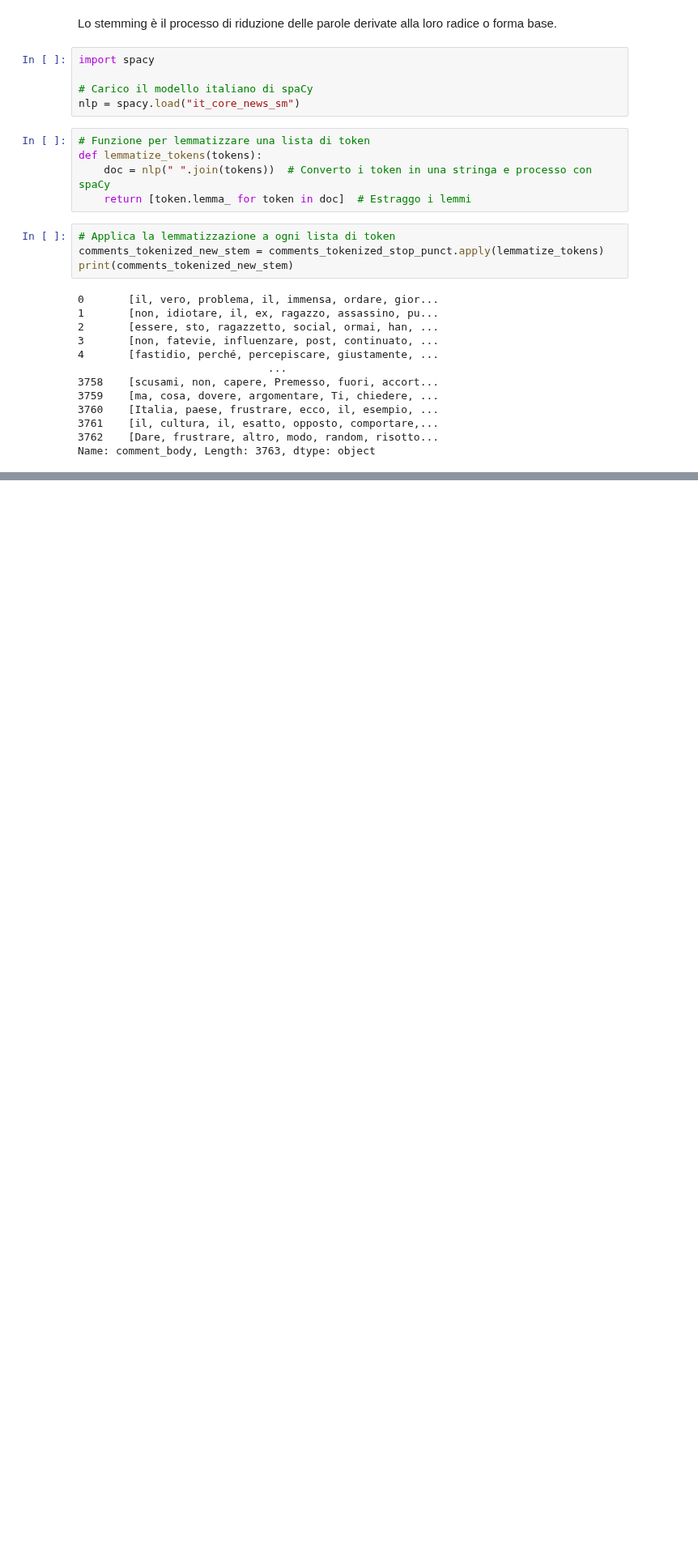
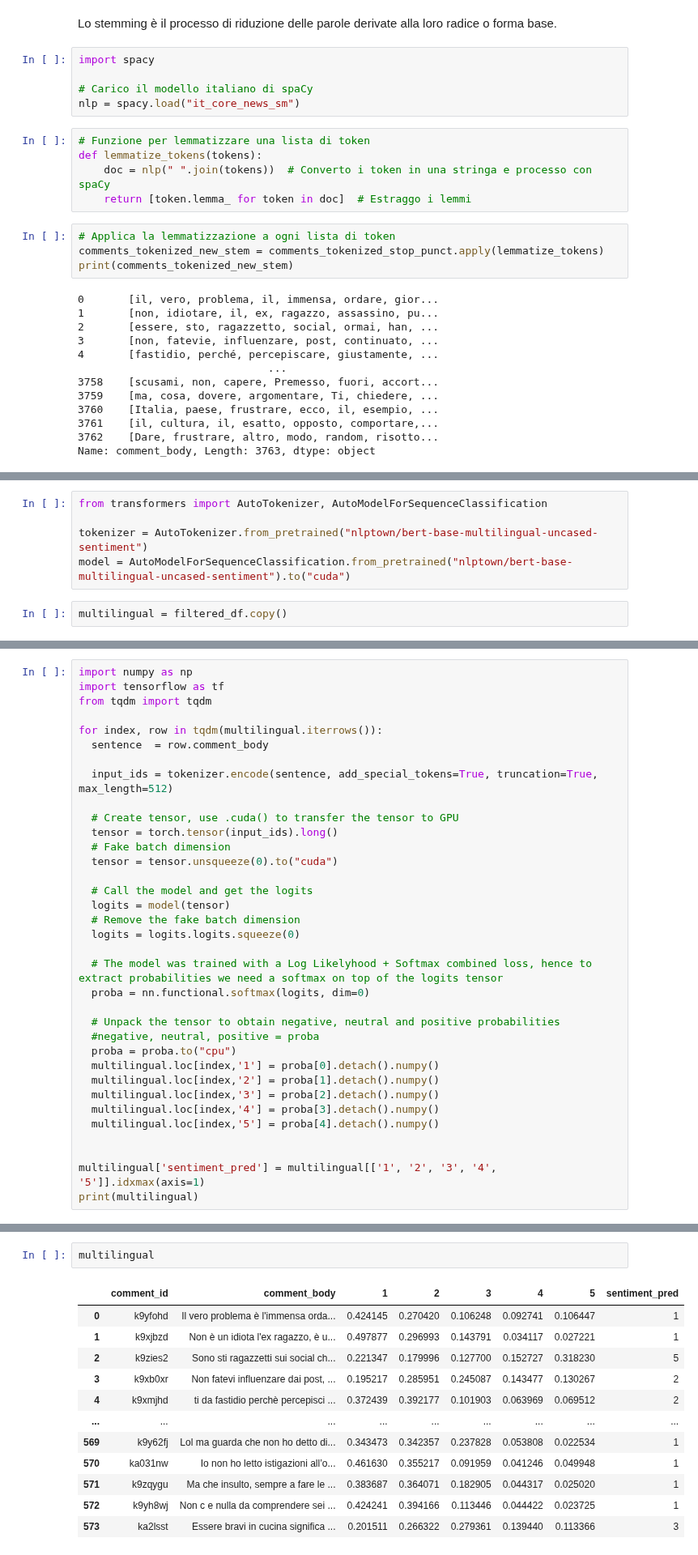
Before and after one commit to MassimoZarantonello2/RedditDebateAnalysis, a Jupyter notebook: scripts/SentimentAnalysis.ipynb, the cells around one changed output, grey strips where cells are left out. Shown at 81% size. Cells and saved outputs as stored; diff of their text form; blank space fills up the shorter version.

Commit message:
Aggiunti i modelli multilingue, Bert e Feel

```diff
--- a/scripts/SentimentAnalysis.ipynb
+++ b/scripts/SentimentAnalysis.ipynb
@@ -618,0 +1084,7 @@ Name: comment_body, Length: 3763, dtype: object
+# %%
+from transformers import AutoTokenizer, AutoModelForSequenceClassification
+
+tokenizer = AutoTokenizer.from_pretrained("nlptown/bert-base-multilingual-uncased-sentiment")
+model = AutoModelForSequenceClassification.from_pretrained("nlptown/bert-base-multilingual-uncased-sentiment").to("cuda")
+# %%
+multilingual = filtered_df.copy()
@@ -618,0 +1107,35 @@ Name: comment_body, Length: 3763, dtype: object
+# %%
+import numpy as np
+import tensorflow as tf
+from tqdm import tqdm
+
+for index, row in tqdm(multilingual.iterrows()):
+  sentence  = row.comment_body
+
+  input_ids = tokenizer.encode(sentence, add_special_tokens=True, truncation=True, max_length=512)
+
+  # Create tensor, use .cuda() to transfer the tensor to GPU
+  tensor = torch.tensor(input_ids).long()
+  # Fake batch dimension
+  tensor = tensor.unsqueeze(0).to("cuda")
+
+  # Call the model and get the logits
+  logits = model(tensor)
+  # Remove the fake batch dimension
+  logits = logits.logits.squeeze(0)
+
+  # The model was trained with a Log Likelyhood + Softmax combined loss, hence to extract probabilities we need a softmax on top of the logits tensor
+  proba = nn.functional.softmax(logits, dim=0)
+
+  # Unpack the tensor to obtain negative, neutral and positive probabilities
+  #negative, neutral, positive = proba
+  proba = proba.to("cpu")
+  multilingual.loc[index,'1'] = proba[0].detach().numpy()
+  multilingual.loc[index,'2'] = proba[1].detach().numpy()
+  multilingual.loc[index,'3'] = proba[2].detach().numpy()
+  multilingual.loc[index,'4'] = proba[3].detach().numpy()
+  multilingual.loc[index,'5'] = proba[4].detach().numpy()
+
+
+multilingual['sentiment_pred'] = multilingual[['1', '2', '3', '4', '5']].idxmax(axis=1)
+print(multilingual)
@@ -618,0 +1160,15 @@ Name: comment_body, Length: 3763, dtype: object
+# %%
+multilingual
+# %% [output]
+|  | comment_id | comment_body | 1 | 2 | 3 | 4 | 5 | sentiment_pred |
+| 0 | k9yfohd | Il vero problema è l'immensa orda... | 0.424145 | 0.270420 | 0.106248 | 0.092741 | 0.106447 | 1 |
+| 1 | k9xjbzd | Non è un idiota l'ex ragazzo, è u... | 0.497877 | 0.296993 | 0.143791 | 0.034117 | 0.027221 | 1 |
+| 2 | k9zies2 | Sono sti ragazzetti sui social ch... | 0.221347 | 0.179996 | 0.127700 | 0.152727 | 0.318230 | 5 |
+| 3 | k9xb0xr | Non fatevi influenzare dai post, ... | 0.195217 | 0.285951 | 0.245087 | 0.143477 | 0.130267 | 2 |
+| 4 | k9xmjhd | ti da fastidio perchè percepisci ... | 0.372439 | 0.392177 | 0.101903 | 0.063969 | 0.069512 | 2 |
+| ... | ... | ... | ... | ... | ... | ... | ... | ... |
+| 569 | k9y62fj | Lol ma guarda che non ho detto di... | 0.343473 | 0.342357 | 0.237828 | 0.053808 | 0.022534 | 1 |
+| 570 | ka031nw | Io non ho letto istigazioni all’o... | 0.461630 | 0.355217 | 0.091959 | 0.041246 | 0.049948 | 1 |
+| 571 | k9zqygu | Ma che insulto, sempre a fare le ... | 0.383687 | 0.364071 | 0.182905 | 0.044317 | 0.025020 | 1 |
+| 572 | k9yh8wj | Non c e nulla da comprendere sei ... | 0.424241 | 0.394166 | 0.113446 | 0.044422 | 0.023725 | 1 |
+| 573 | ka2lsst | Essere bravi in cucina significa ... | 0.201511 | 0.266322 | 0.279361 | 0.139440 | 0.113366 | 3 |
```
Also changed, not shown: parts of 81 cells of this notebook, 6 other files.
